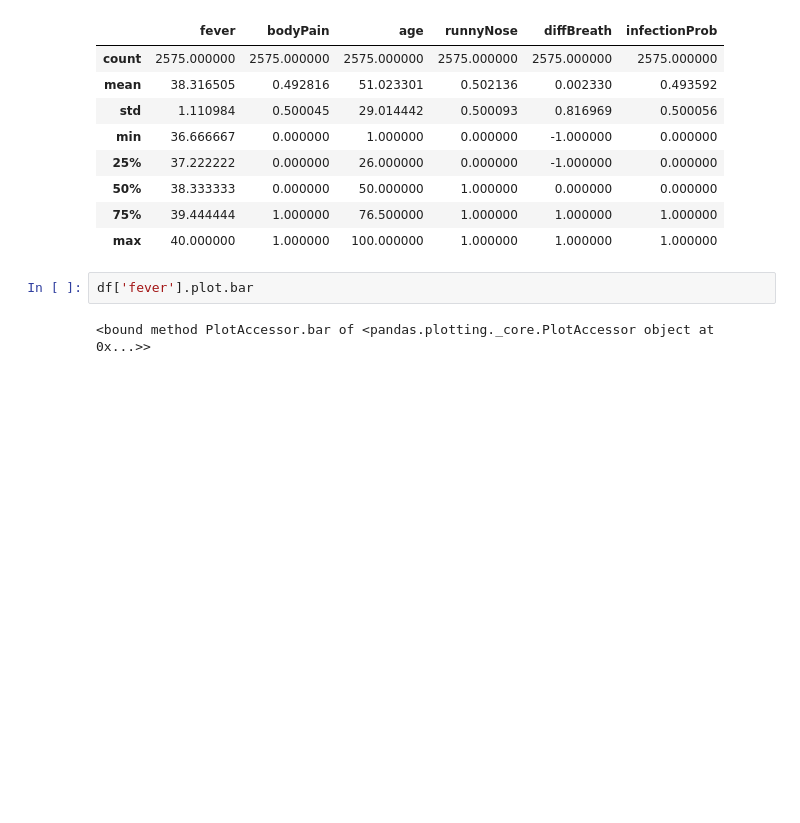
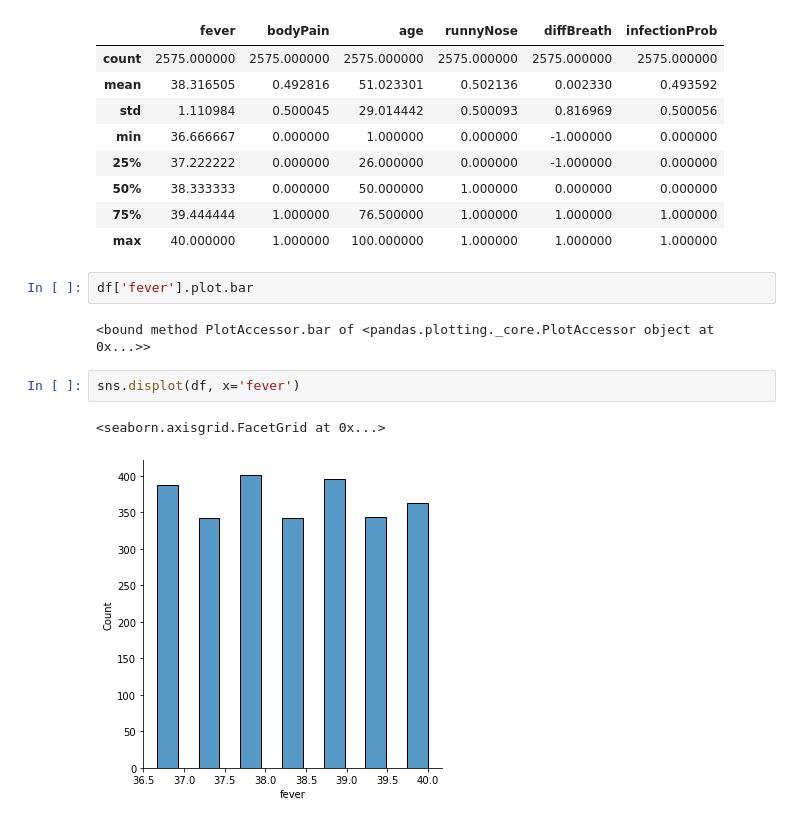
Before and after one commit to renato37/diplomski_rad, a Jupyter notebook: covid_symptomps/EDA.ipynb, the cells around one changed output. Drawn from its saved outputs; the diff is of its cells as text; blank space fills up the shorter version.

```diff
--- a/covid_symptomps/EDA.ipynb
+++ b/covid_symptomps/EDA.ipynb
@@ -75,3 +77,8 @@ df.describe()
 df['fever'].plot.bar
 # %% [output]
 <bound method PlotAccessor.bar of <pandas.plotting._core.PlotAccessor object at 0x...>>
+# %%
+sns.displot(df, x='fever')
+# %% [output]
+<seaborn.axisgrid.FacetGrid at 0x...>
+[figure, added]
```
Also changed, not shown: parts of 6 cells of this notebook, 1 other file.
